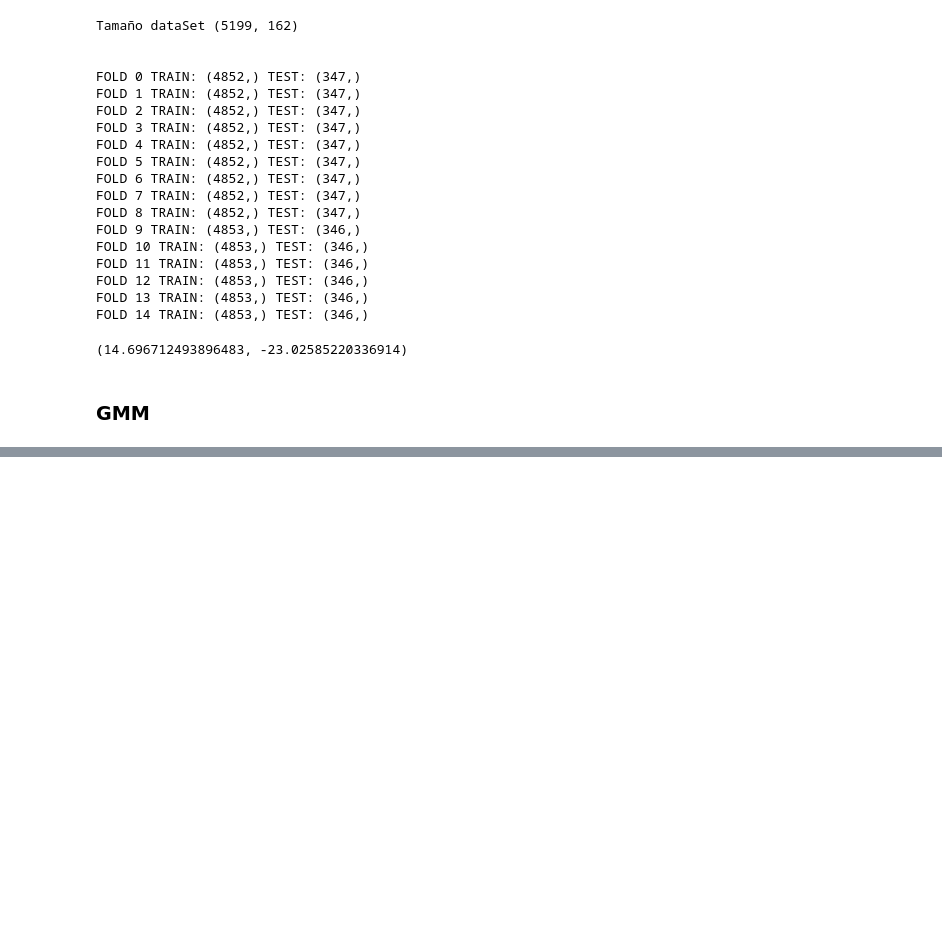
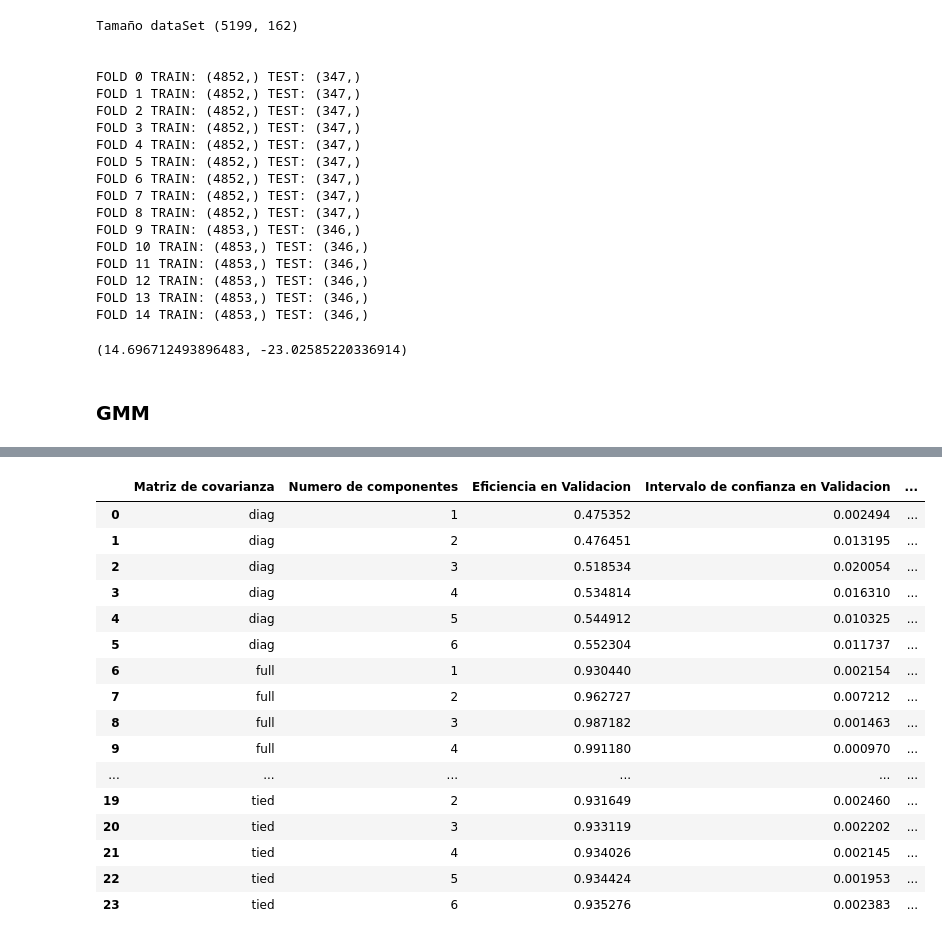
Before and after one commit to josearangos/Voice_Recognition, a Jupyter notebook: P4-Trainin GMM KMEANS.ipynb, the cells around one changed output, grey strips where cells are left out. Saved outputs shown, nothing was run; the diff lists cells and outputs as text; code cells hidden in the pictures; blank space fills up the shorter version.

```diff
--- a/P4-Trainin GMM KMEANS.ipynb
+++ b/P4-Trainin GMM KMEANS.ipynb
@@ -193,0 +177,23 @@ full                 1                            0.930439938308275
+# %%
+df_types2 = pd.read_csv('dataFrameGMM.csv')
+qgrid_widget = qgrid.show_grid(df_types2, show_toolbar=False)
+qgrid_widget
+qgrid_widget.get_changed_df()
+# %% [output]
+|  | Matriz de covarianza | Numero de componentes | Eficiencia en Validacion | Intervalo de confianza en Validacion | ... |
+| 0 | diag | 1 | 0.475352 | 0.002494 | ... |
+| 1 | diag | 2 | 0.476451 | 0.013195 | ... |
+| 2 | diag | 3 | 0.518534 | 0.020054 | ... |
+| 3 | diag | 4 | 0.534814 | 0.016310 | ... |
+| 4 | diag | 5 | 0.544912 | 0.010325 | ... |
+| 5 | diag | 6 | 0.552304 | 0.011737 | ... |
+| 6 | full | 1 | 0.930440 | 0.002154 | ... |
+| 7 | full | 2 | 0.962727 | 0.007212 | ... |
+| 8 | full | 3 | 0.987182 | 0.001463 | ... |
+| 9 | full | 4 | 0.991180 | 0.000970 | ... |
+| ... | ... | ... | ... | ... | ... |
+| 19 | tied | 2 | 0.931649 | 0.002460 | ... |
+| 20 | tied | 3 | 0.933119 | 0.002202 | ... |
+| 21 | tied | 4 | 0.934026 | 0.002145 | ... |
+| 22 | tied | 5 | 0.934424 | 0.001953 | ... |
+| 23 | tied | 6 | 0.935276 | 0.002383 | ... |
```
Also changed, not shown: parts of 7 cells of this notebook, 1 other file.
